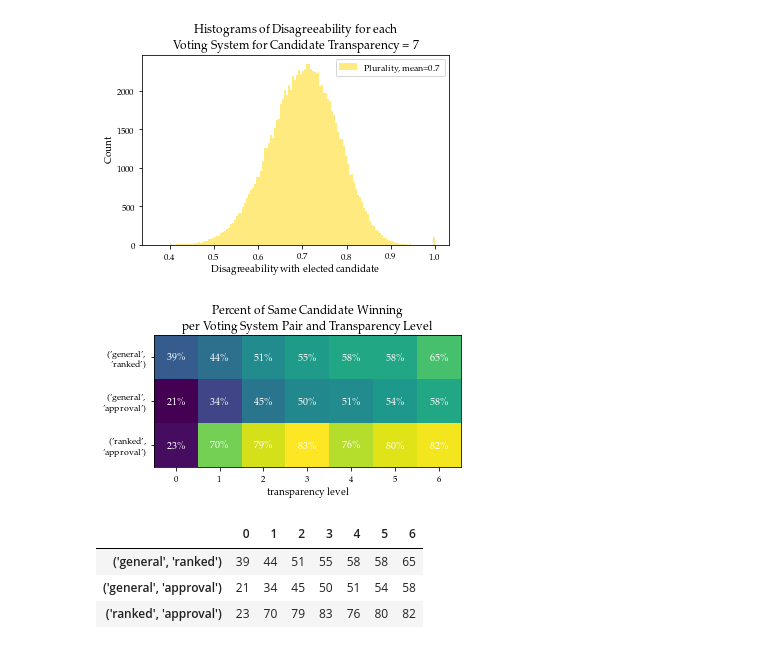
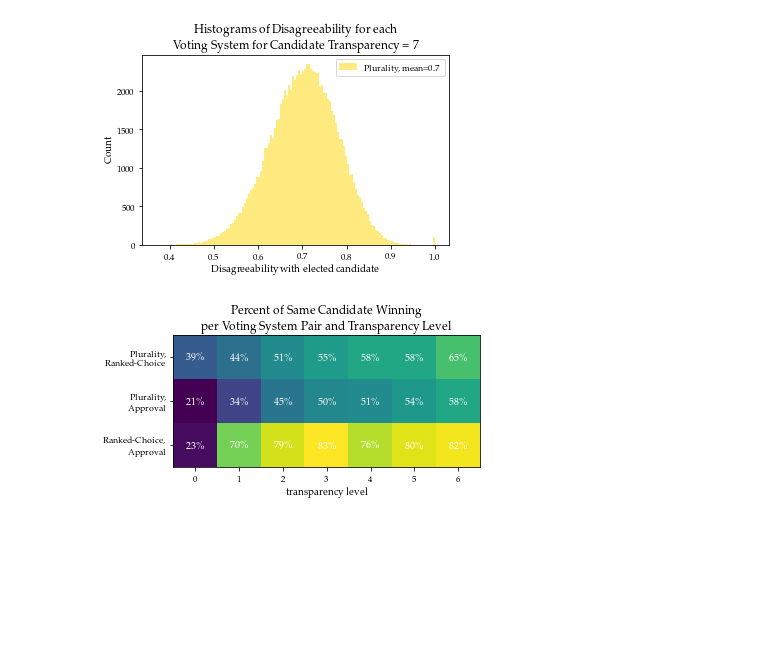
Before and after one commit to danielberenberg/modeling-cplx-sys, a Jupyter notebook: final_project-showerte-dberenberg/src/insights.ipynb, the cells around one changed output. Drawn from its saved outputs; the diff is of its cells as text; code cells hidden in the pictures; blank space fills up the shorter version.

```diff
--- a/final_project-showerte-dberenberg/src/insights.ipynb
+++ b/final_project-showerte-dberenberg/src/insights.ipynb
@@ -317,25 +317,24 @@ for t in transparencies:
 # %%
 import pandas as pd
 same_winners = pd.read_csv('ElectoralProcesses/same_winners.csv').transpose()
-
+labels = []
+for s in same_winners.index:
+    v1 = s.split(' ')[0]
+    v1 = v1.strip("(),'’")
+    v2 = s.split(' ')[1]
+    v2 = v2.strip("(),'’")
+    labels.append(V_systems2label[v1]+', \n'+V_systems2label[v2])
 plt.figure()
 plt.imshow(same_winners)
-plt.yticks([0,1,2],[s.split(' ')[0]+'\n'+s.split(' ')[1] for s in same_winners.index])#,rotation=45,ha="right")
+plt.yticks([0,1,2],labels)
 plt.xlabel('transparency level')
 #plt.colorbar(orientation='horizontal')
 for i in range(len(same_winners.index)):
     for j in range(len(same_winners.columns)):
         plt.text(j, i, str(same_winners.loc[same_winners.index[i], same_winners.columns[j]])+'\%',
                        ha="center", va="center", color="w")
 plt.title('Percent of Same Candidate Winning \nper Voting System Pair and Transparency Level')
-plt.savefig('figs/new/same_winners.pdf',bbox_inches='tight')
+plt.savefig('../report_showerter-dberenberg/figs/same_winners.pdf',bbox_inches='tight')
 plt.show()
 # %% [output]
-[figure, old version]
+[figure, new version]
-# %%
-same_winners
-# %% [output]
-|  | 0 | 1 | 2 | 3 | 4 | 5 | 6 |
-| ('general', 'ranked') | 39 | 44 | 51 | 55 | 58 | 58 | 65 |
-| ('general', 'approval') | 21 | 34 | 45 | 50 | 51 | 54 | 58 |
-| ('ranked', 'approval') | 23 | 70 | 79 | 83 | 76 | 80 | 82 |
```
Also changed, not shown: parts of 2 cells of this notebook, 7 other files.
